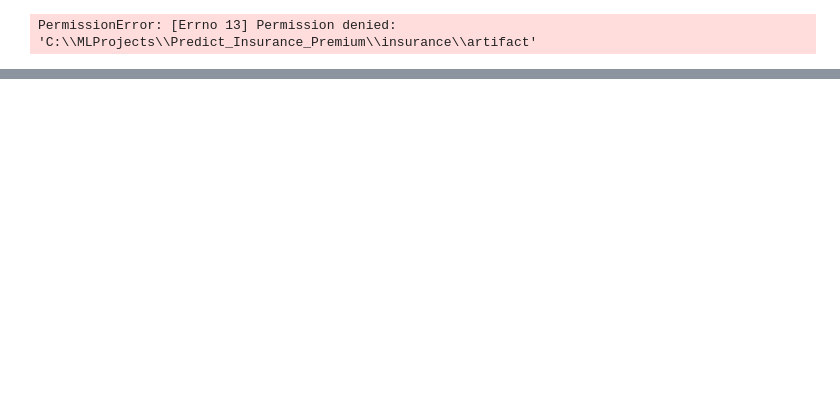
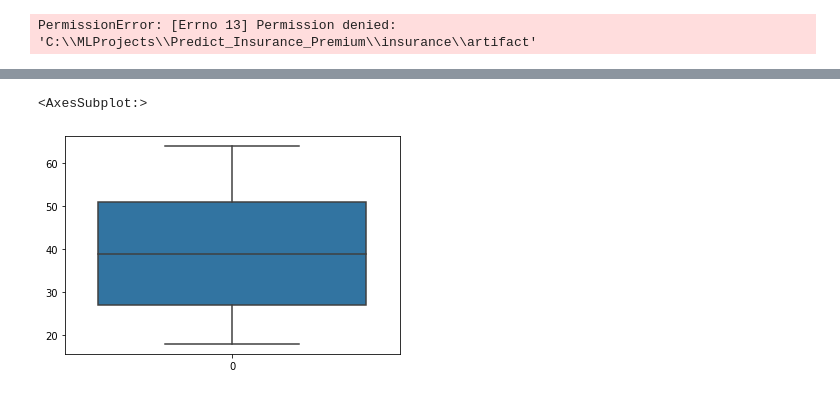
Before and after one commit to Abhikudale/Predict_Insurance_Premium, a Jupyter notebook: notebook/exampleTest.ipynb, the cells around one changed output, grey strips where cells are left out. Saved outputs shown, nothing was run; the diff lists cells and outputs as text; code cells hidden in the pictures; blank space fills up the shorter version.

```diff
--- a/notebook/exampleTest.ipynb
+++ b/notebook/exampleTest.ipynb
@@ -11,0 +20,7 @@ FileNotFoundError: [WinError 3] The system cannot find the path specified: 'C:\\
+# %%
+
+plt.figure(figsize=(6,4))
+sns.boxplot(data=df['age'],orient='v')
+# %% [output]
+<AxesSubplot:>
+[figure, added]
```
Also changed, not shown: parts of 10 cells of this notebook, 4 other files.
